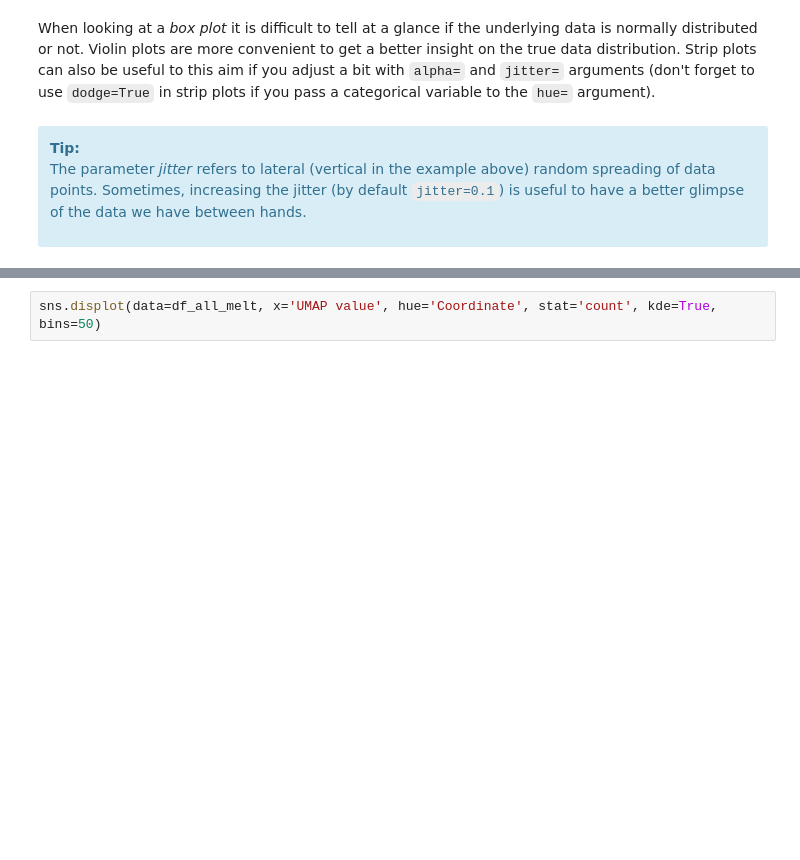
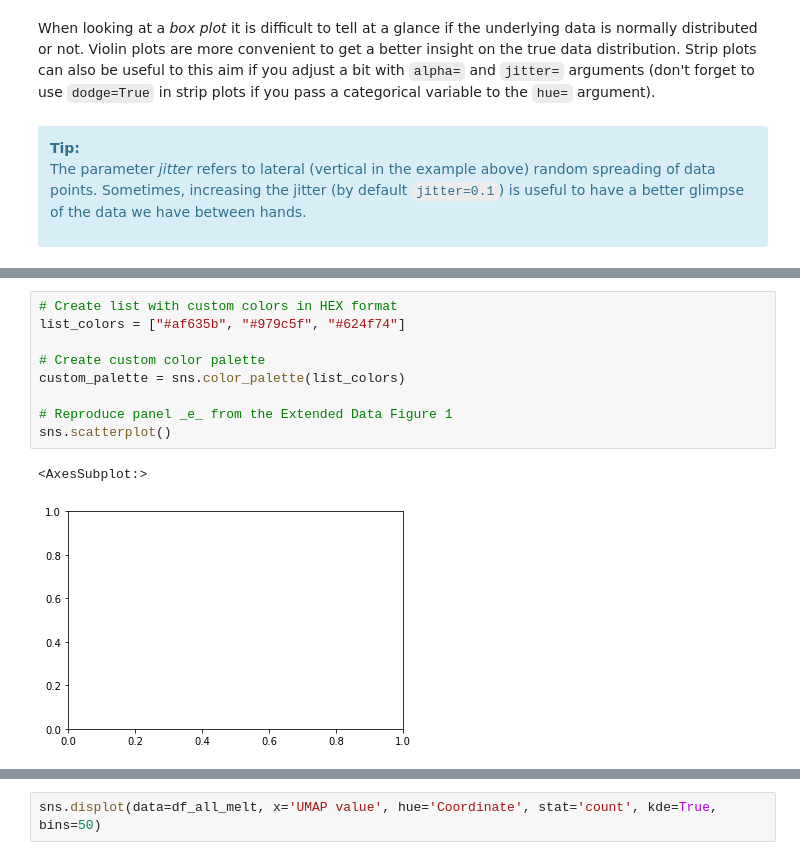
Before and after one commit to sarahroyle/MMRES-python-bootcamp2022, a Jupyter notebook: 06_Plotting.ipynb, the cells around one changed output, grey strips where cells are left out. Saved outputs shown, nothing was run; the diff lists cells and outputs as text; blank space fills up the shorter version.

```diff
--- a/06_Plotting.ipynb
+++ b/06_Plotting.ipynb
@@ -286,0 +506,12 @@ The parameter *jitter* refers to lateral (vertical in the example above) random
+# %%
+# Create list with custom colors in HEX format
+list_colors = ["#af635b", "#979c5f", "#624f74"]
+
+# Create custom color palette
+custom_palette = sns.color_palette(list_colors)
+
+# Reproduce panel _e_ from the Extended Data Figure 1
+sns.scatterplot()
+# %% [output]
+<AxesSubplot:>
+[figure, added]
```
Also changed, not shown: parts of 78 cells of this notebook.
